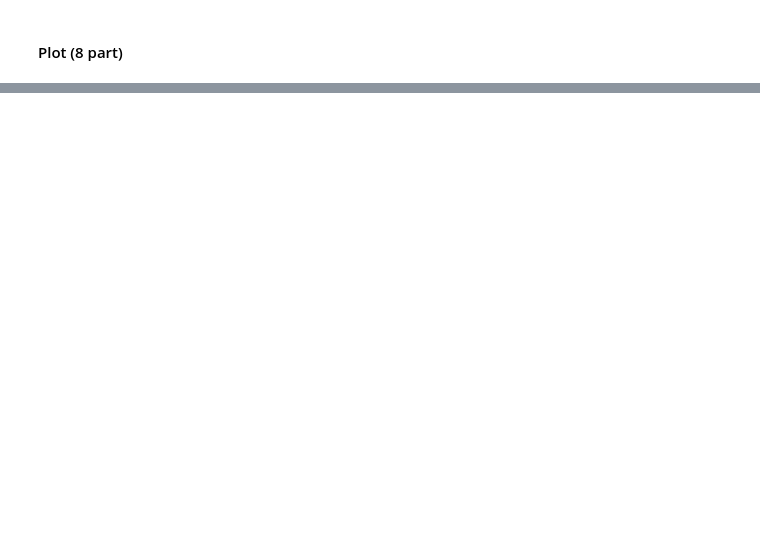
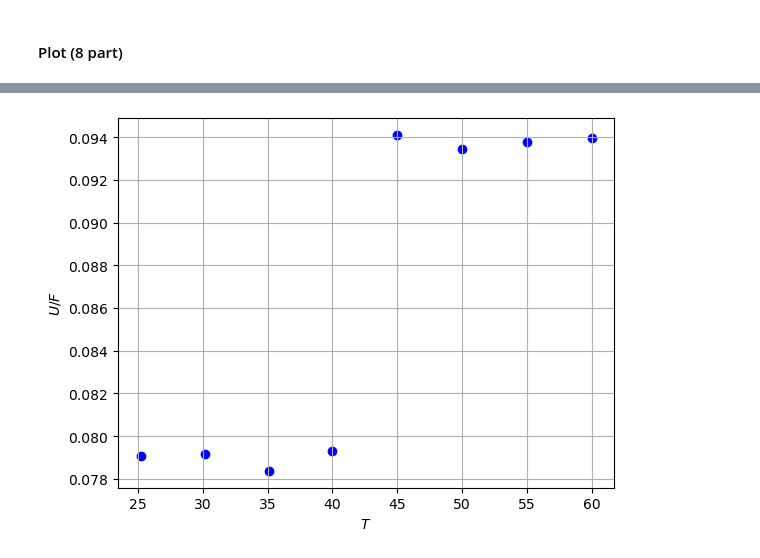
Before and after one commit to juliaProjorlivy/laba, a Jupyter notebook: 2_sem/laba_2.5.1/2.5.1.ipynb, the cells around one changed output, grey strips where cells are left out. Saved outputs shown, nothing was run; the diff lists cells and outputs as text; code cells hidden in the pictures; blank space fills up the shorter version.

```diff
--- a/2_sem/laba_2.5.1/2.5.1.ipynb
+++ b/2_sem/laba_2.5.1/2.5.1.ipynb
@@ -54,0 +139,14 @@ Text(0.5, 1.0, 'График зависимости $\\sigma (T)$')
+# %%
+u1 = np.array([(sigmas[i] + q[i]) for i in range(4)])
+u2 = np.array([(sigmas[i] + q[i]) for i in range(4, 8)])
+u = np.concatenate((u1, u2))
+# %%
+
+fig, ax = plt.subplots()
+plt.scatter(Ts, u, color='blue')
+plt.xlabel('$T$')
+plt.ylabel('$U/F$')
+ax.grid()
+fig.savefig('plot3.png')
+# %% [output]
+[figure, added]
```
Also changed, not shown: parts of 14 cells of this notebook, 11 other files.
